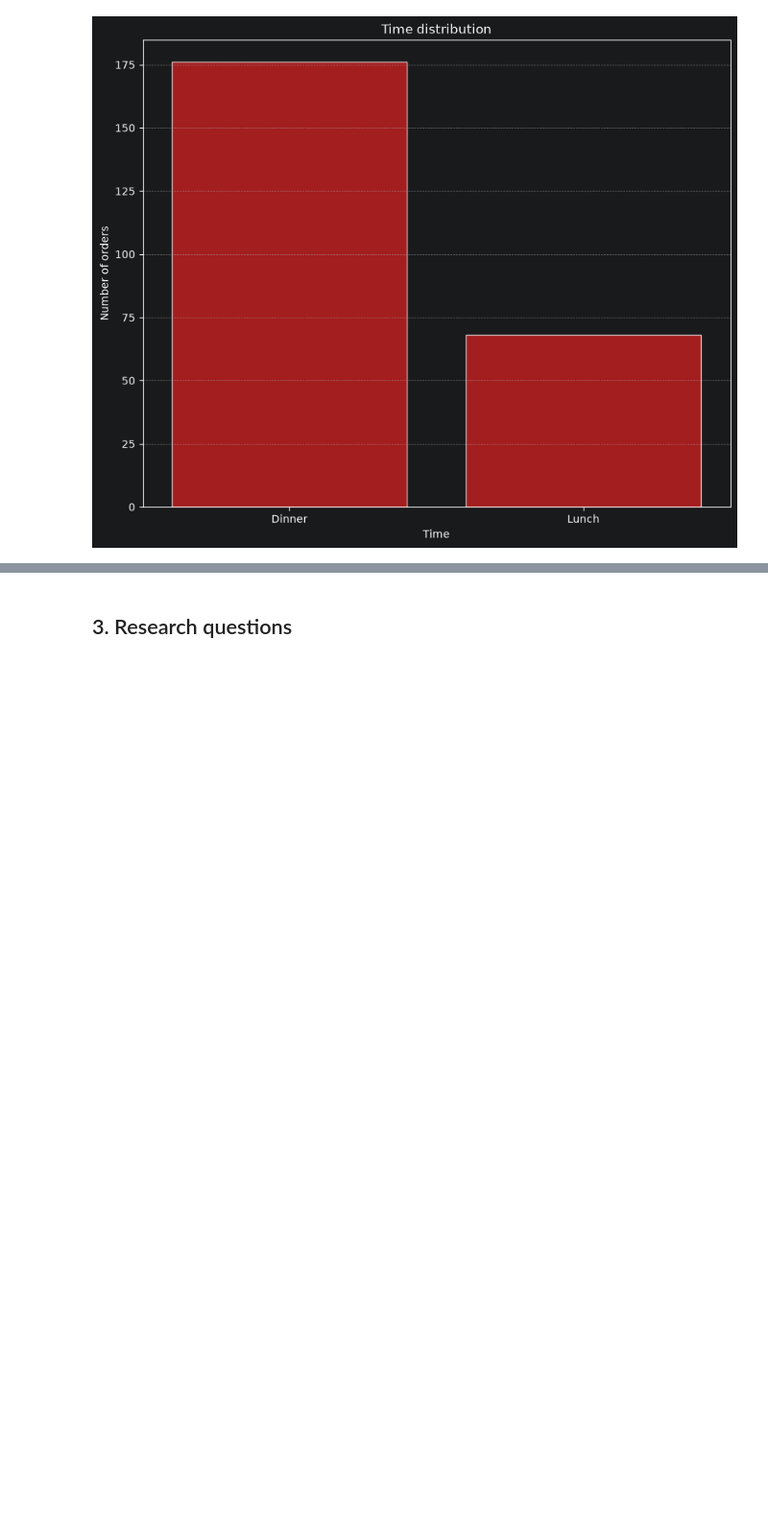
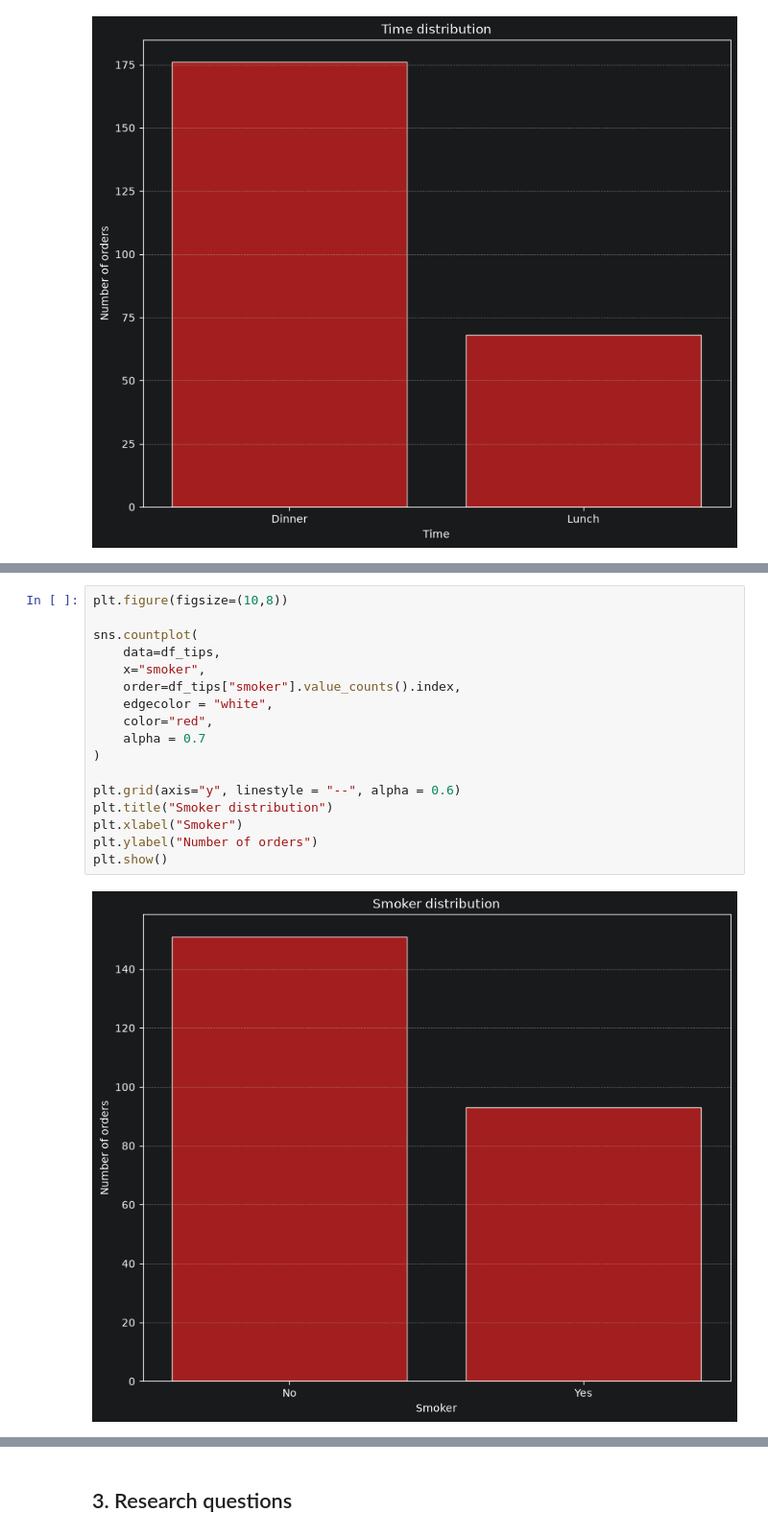
Before and after one commit to Paskoi/seaborn_eda_with_visualizations, a Jupyter notebook: datasets/tips/tips.ipynb, the cells around one changed output, grey strips where cells are left out. Shown at 96% size. Drawn from its saved outputs; the diff is of its cells as text; blank space fills up the shorter version.

```diff
--- a/datasets/tips/tips.ipynb
+++ b/datasets/tips/tips.ipynb
@@ -154,0 +155,19 @@ plt.show()
+# %%
+plt.figure(figsize=(10,8))
+
+sns.countplot(
+    data=df_tips,
+    x="smoker",
+    order=df_tips["smoker"].value_counts().index,
+    edgecolor = "white",
+    color="red",
+    alpha = 0.7
+)
+
+plt.grid(axis="y", linestyle = "--", alpha = 0.6)
+plt.title("Smoker distribution")
+plt.xlabel("Smoker")
+plt.ylabel("Number of orders")
+plt.show()
+# %% [output]
+[figure, added]
```
Also changed, not shown: parts of 17 cells of this notebook.
